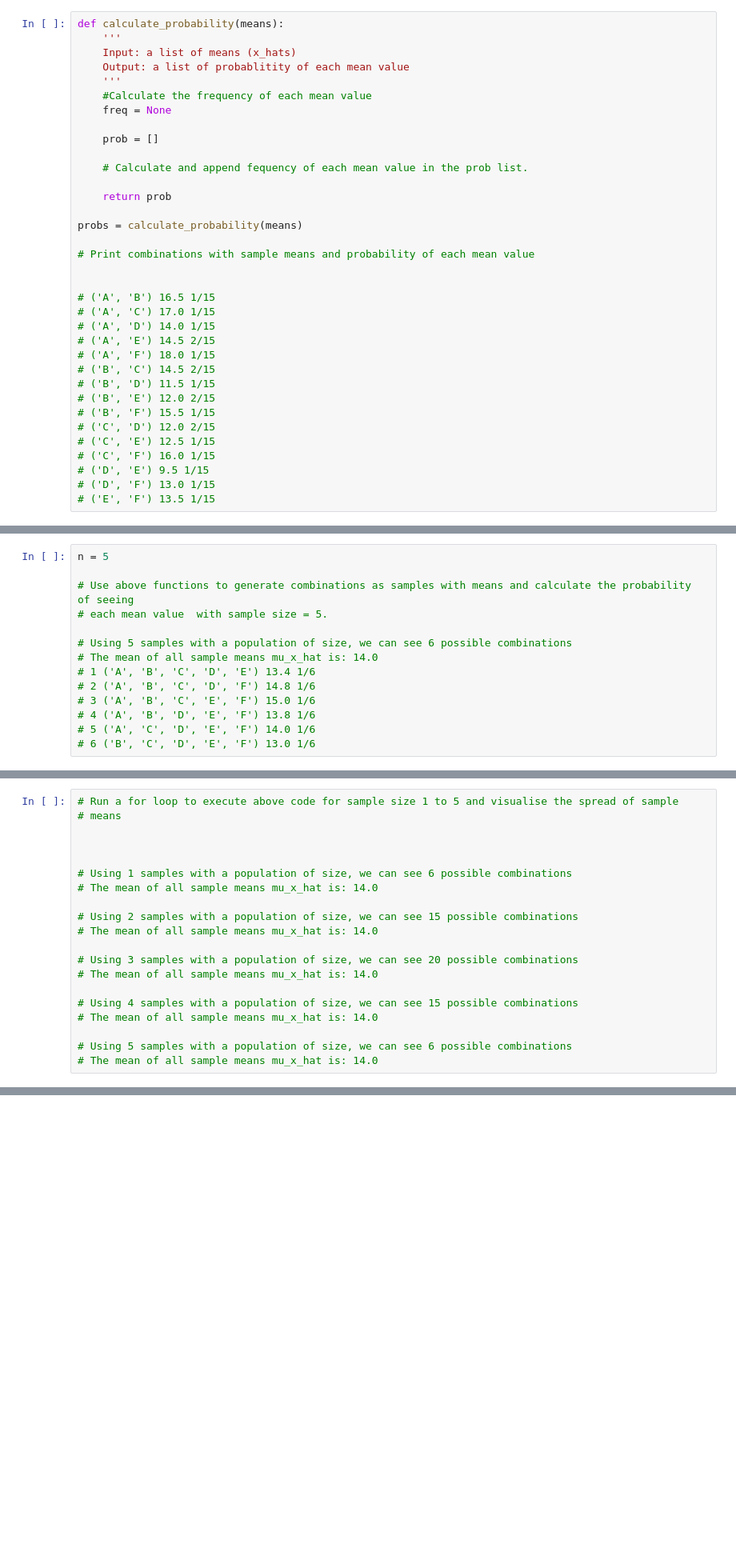
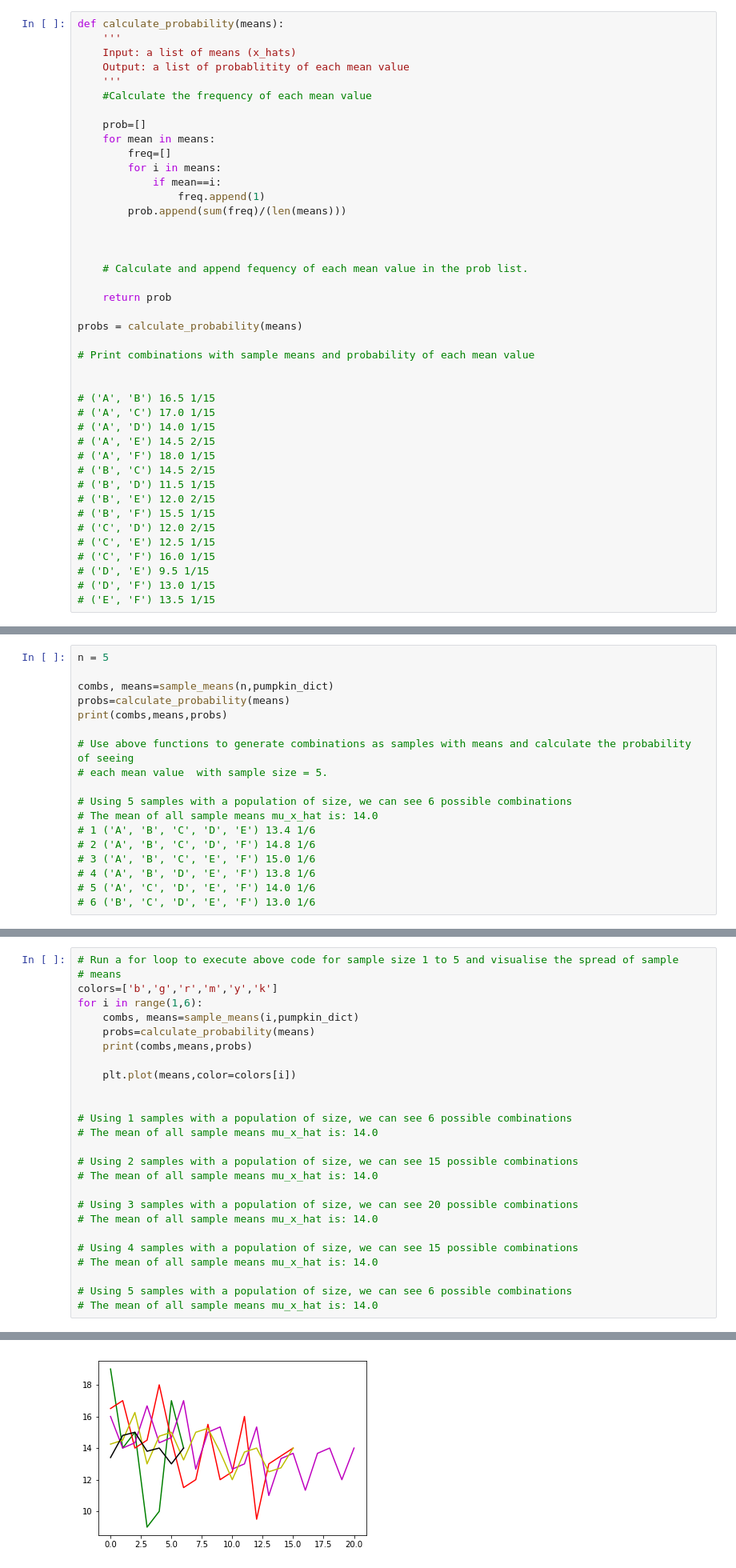
Before and after one commit to ktzioumis/dsc-2-19-14-sampling-statistics-online-ds-pt-112618, a Jupyter notebook: index.ipynb, the cells around one changed output, grey strips where cells are left out. Shown: that part at 80% size. Drawn from its saved outputs; the diff is of its cells as text; blank space fills up the shorter version.

```diff
--- a/index.ipynb
+++ b/index.ipynb
@@ -186,9 +226,16 @@ def calculate_probability(means):
     Output: a list of probablitity of each mean value
     '''
     #Calculate the frequency of each mean value
-    freq = None
 
-    prob = []
+    prob=[]
+    for mean in means:
+        freq=[]
+        for i in means:
+            if mean==i:
+                freq.append(1)
+        prob.append(sum(freq)/(len(means)))
+
+
 
     # Calculate and append fequency of each mean value in the prob list.
 
@@ -228,6 +294,10 @@ Sample means cluster more closely around the population mean as the sample size
 Let's repeat above exercise while increasing the sample size from 2 to 5.
 # %%
 n = 5
+
+combs, means=sample_means(n,pumpkin_dict)
+probs=calculate_probability(means)
+print(combs,means,probs)
 
 # Use above functions to generate combinations as samples with means and calculate the probability of seeing
 # each mean value  with sample size = 5.
@@ -249,7 +325,13 @@ In a loop, run the above experiment with sample sizes ranging from 1 to 5 and me
 # %%
 # Run a for loop to execute above code for sample size 1 to 5 and visualise the spread of sample
 # means
+colors=['b','g','r','m','y','k']
+for i in range(1,6):
+    combs, means=sample_means(i,pumpkin_dict)
+    probs=calculate_probability(means)
+    print(combs,means,probs)
 
+    plt.plot(means,color=colors[i])
 
 
 # Using 1 samples with a population of size, we can see 6 possible combinations
@@ -266,3 +348,4 @@ In a loop, run the above experiment with sample sizes ranging from 1 to 5 and me
 
 # Using 5 samples with a population of size, we can see 6 possible combinations
 # The mean of all sample means mu_x_hat is: 14.0
+# %% [output]
@@ -269,3 +362,4 @@ In a loop, run the above experiment with sample sizes ranging from 1 to 5 and me
+[figure, added]
 # %% [markdown]
 Here can see that with increasing sample size, the **spread** of sample means is reducing and sample mean values tend to come closer to population mean.
 # %% [markdown]
```
Also changed, not shown: parts of 11 cells of this notebook.
